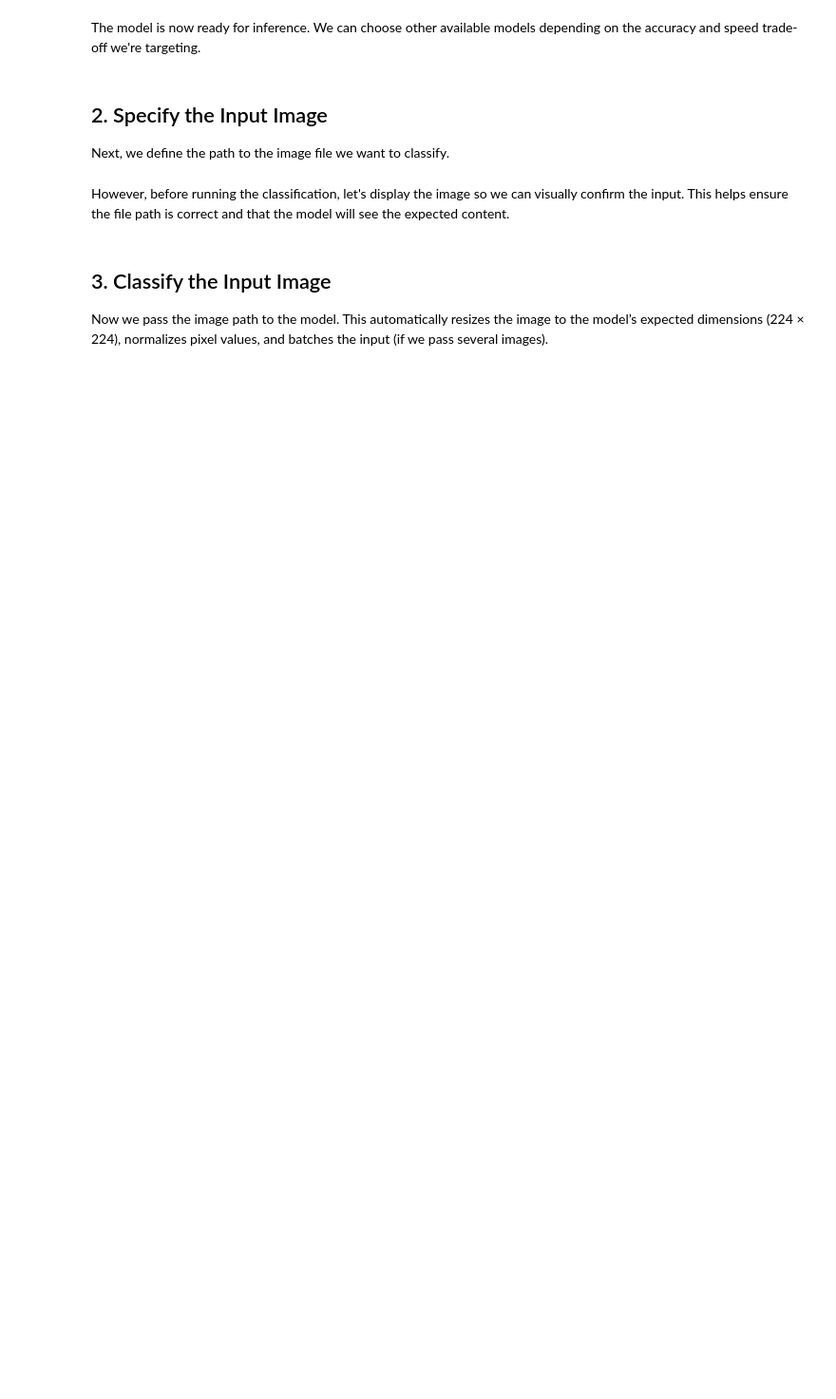
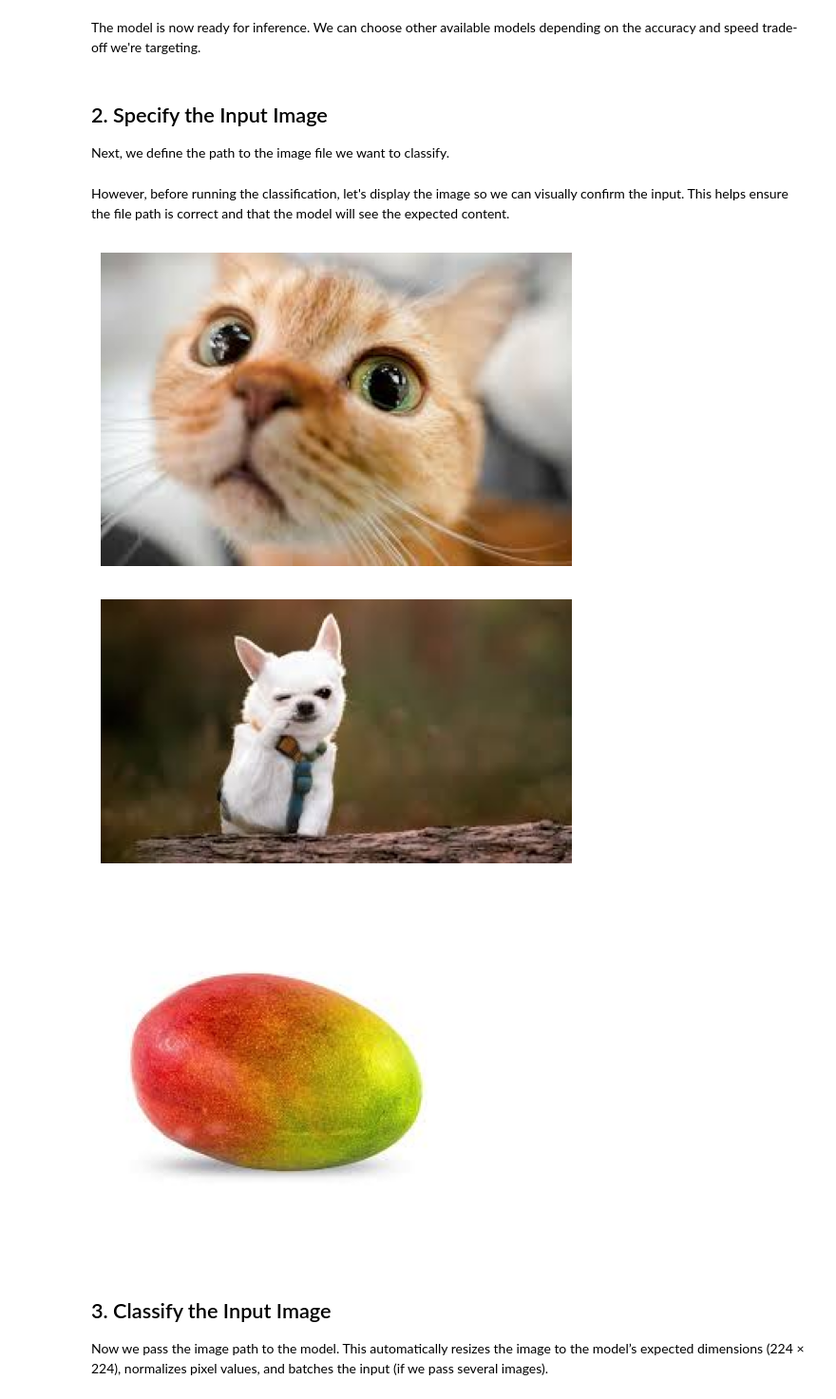
Before and after one commit to sakshigorkhali/CNN_classification, a Jupyter notebook: 05_02b.ipynb, the cells around one changed output. Shown at 95% size. Cells and saved outputs as stored; diff of their text form; code cells hidden in the pictures; blank space fills up the shorter version.

```diff
--- a/05_02b.ipynb
+++ b/05_02b.ipynb
@@ -27,8 +55,23 @@ The model is now ready for inference. We can choose other available models depen
 # %% [markdown]
 ## 2. Specify the Input Image
 Next, we define the path to the image file we want to classify.
+# %%
+image_path = ['mouse.jpeg','mano.jpeg', 'g.jpeg']
 # %% [markdown]
 However, before running the classification, let's display the image so we can visually confirm the input. This helps ensure the file path is correct and that the model will see the expected content.
+# %%
+from PIL import Image
+import matplotlib.pyplot as plt
+
+for i in range(len(image_path)):
+  img = Image.open(image_path[i])
+  plt.imshow(img)
+  plt.axis('off')
+  plt.show()
+# %% [output]
+[figure, added]
+[figure, added]
+[figure, added]
 # %% [markdown]
 ## 3. Classify the Input Image
 Now we pass the image path to the model. This automatically resizes the image to the model’s expected dimensions (224 × 224), normalizes pixel values, and batches the input (if we pass several images).
```
Also changed, not shown: parts of 5 cells of this notebook.
